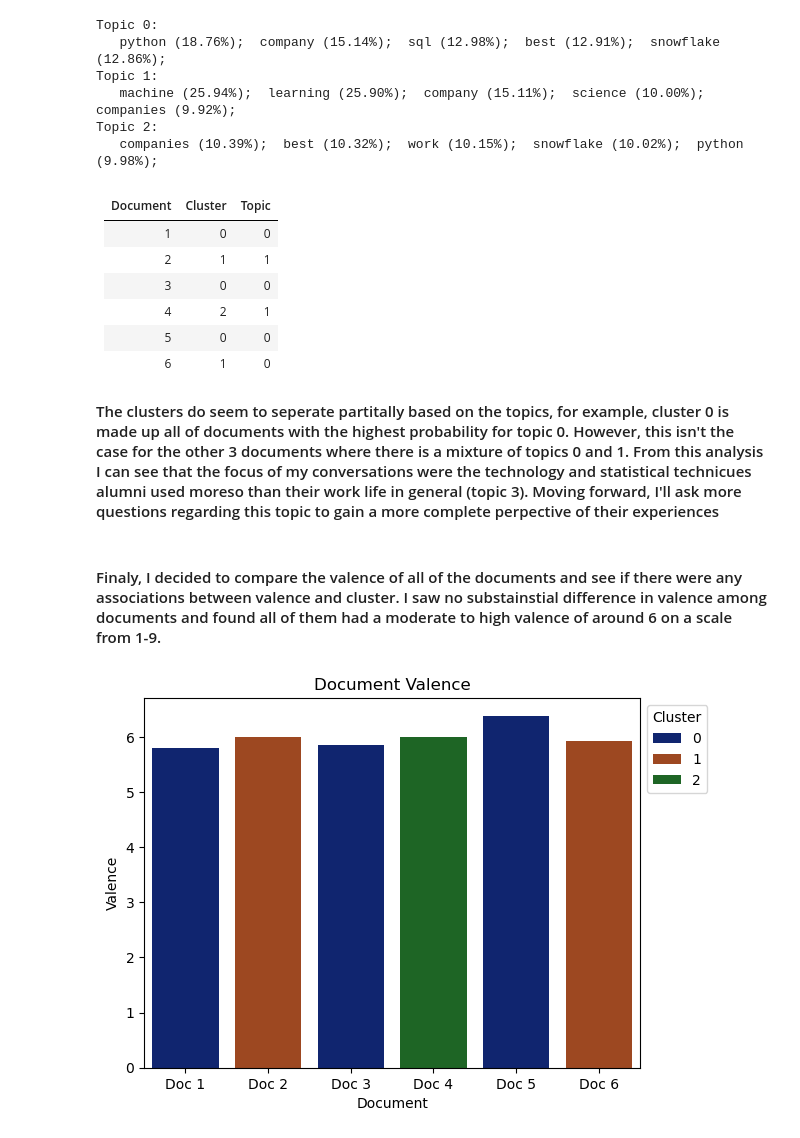
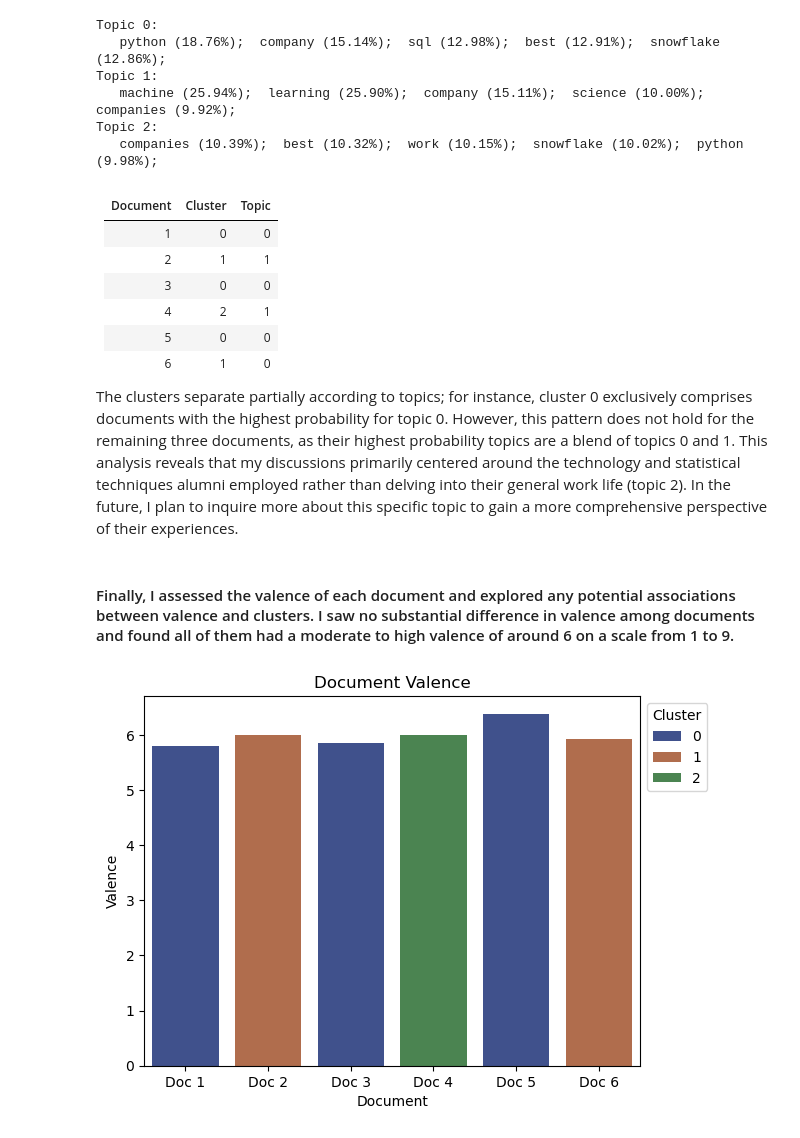
Before and after one commit to brown-science/LinkedIn-NLP, a Jupyter notebook: main.ipynb, the cells around one changed output. Cells and saved outputs as stored; diff of their text form; code cells hidden in the pictures.

```diff
--- a/main.ipynb
+++ b/main.ipynb
@@ -37,6 +37,8 @@ from datetime import datetime
 from sklearn.feature_extraction.text import CountVectorizer
 from sklearn.decomposition import LatentDirichletAllocation
 np.random.seed(10)
+
+data = pd.read_csv("data.csv") # Load data
 
 # Aside from the notes themselves, another attribute in the data is the date of the conversation.
 # Maybe there's an association between the sentiment of the review and the date of the conversation.
@@ -250,30 +252,30 @@ Topic 2:
 | 6 | 1 | 0 |
 
 
-#### The clusters do seem to seperate partitally based on the topics, for example, cluster 0 is made up all of documents with the highest probability for topic 0. However, this isn't the case for the other 3 documents where there is a mixture of topics 0 and 1. From this analysis I can see that the focus of my conversations were the technology and statistical technicues alumni used moreso than their work life in general (topic 3). Moving forward, I'll ask more questions regarding this topic to gain a more complete perpective of their experiences
+The clusters separate partially according to topics; for instance, cluster 0 exclusively comprises documents with the highest probability for topic 0. However, this pattern does not hold for the remaining three documents, as their highest probability topics are a blend of topics 0 and 1. This analysis reveals that my discussions primarily centered around the technology and statistical techniques alumni employed rather than delving into their general work life (topic 2). In the future, I plan to inquire more about this specific topic to gain a more comprehensive perspective of their experiences.
 # %% [markdown]
-#### Finaly, I decided to compare the valence of all of the documents and see if there were any associations between valence and cluster. I saw no substainstial difference in valence among documents and found all of them had a moderate to high valence of around 6 on a scale from 1-9.
+#### Finally, I assessed the valence of each document and explored any potential associations between valence and clusters. I saw no substantial difference in valence among documents and found all of them had a moderate to high valence of around 6 on a scale from 1 to 9.
 # %%
 from sentiment_module import sentiment
 
 valence_list = []
 for i in range(6):
     doc = (data["notes"][i]).split()
     valence_list.append(sentiment.valence(doc))
 
 data["valence"] = valence_list
 
 plot_df = data[[ "cluster", "valence", "date"]]
 
 plot_df['id'] =  ["Doc 1", "Doc 2", "Doc 3", "Doc 4", "Doc 5", "Doc 6"]
 
 
 p = sns.barplot(data=plot_df, x="id", y="valence",
-                hue="cluster", palette= "dark", dodge = False)
+                hue="cluster", palette= "dark", alpha = .8, dodge = False)
 sns.move_legend(p, "upper left", bbox_to_anchor=(1, 1), title='Cluster')
 plt.xlabel("Document")
 plt.ylabel("Valence")
 plt.title('Document Valence')
 plt.show()
 # %% [output]
-[figure, old version]
+[figure, new version]
```
Also changed, not shown: parts of 5 cells of this notebook.
